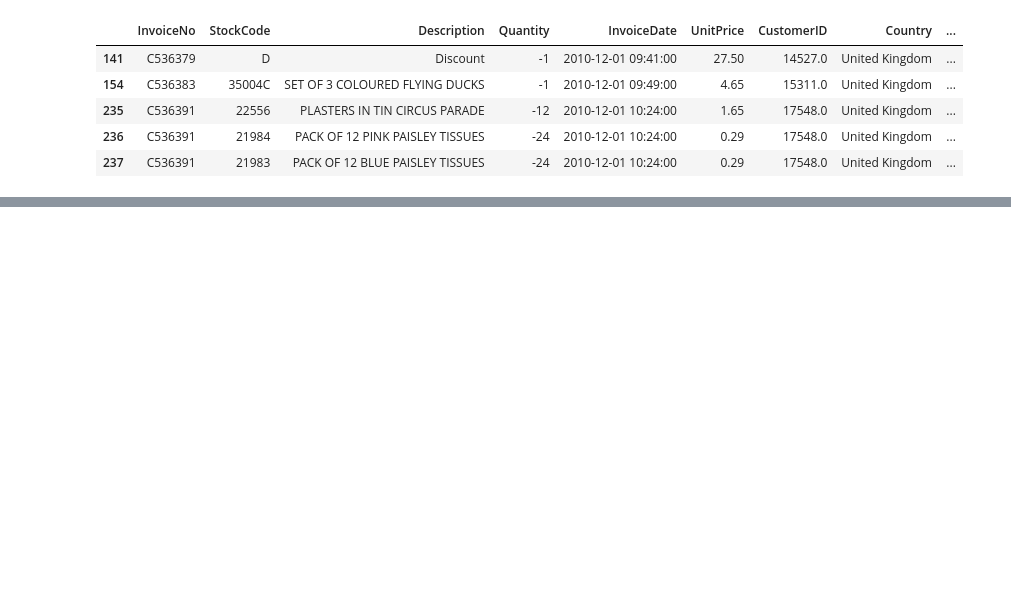
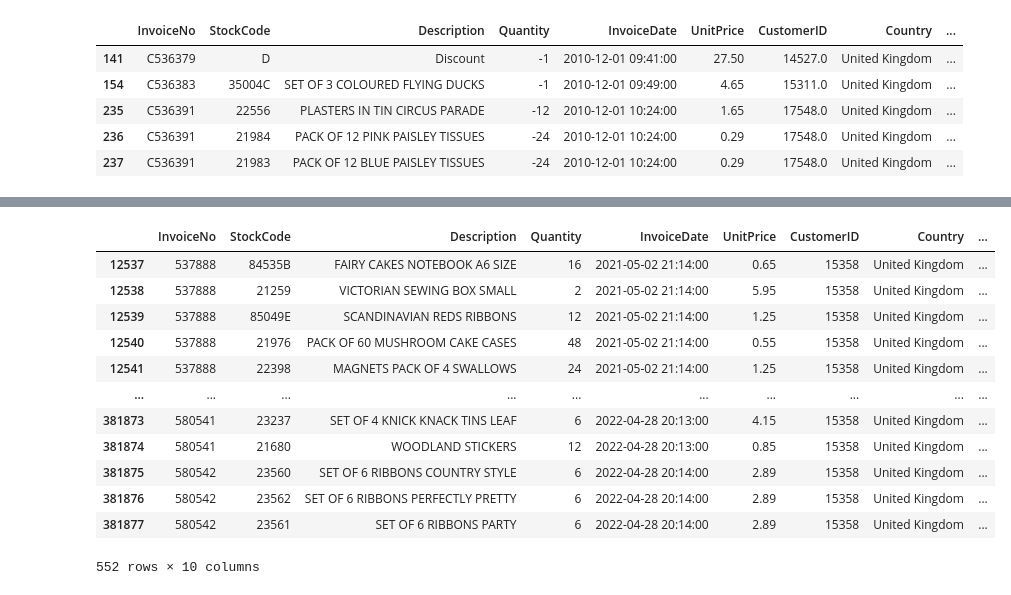
Before and after one commit to HassanSaeed-Projects/Customer-Segmentation-Loyality-analysis, a Jupyter notebook: Data preparation.ipynb, the cells around one changed output, grey strips where cells are left out. Cells and saved outputs as stored; diff of their text form; code cells hidden in the pictures; blank space fills up the shorter version.

```diff
--- a/Data preparation.ipynb
+++ b/Data preparation.ipynb
@@ -145,0 +222,20 @@ main_df.loc[main_df.CancledOrder == 1, :].head()
+# %%
+# calculating recency and R-score
+
+customers = RFM_df.CustomerID.unique()
+
+RFM_df.loc[(RFM_df.CustomerID == 15358) , :]
+# %% [output]
+|  | InvoiceNo | StockCode | Description | Quantity | InvoiceDate | UnitPrice | CustomerID | Country | ... |
+| 12537 | 537888 | 84535B | FAIRY CAKES NOTEBOOK A6 SIZE | 16 | 2021-05-02 21:14:00 | 0.65 | 15358 | United Kingdom | ... |
+| 12538 | 537888 | 21259 | VICTORIAN SEWING BOX SMALL | 2 | 2021-05-02 21:14:00 | 5.95 | 15358 | United Kingdom | ... |
+| 12539 | 537888 | 85049E | SCANDINAVIAN REDS RIBBONS | 12 | 2021-05-02 21:14:00 | 1.25 | 15358 | United Kingdom | ... |
+| 12540 | 537888 | 21976 | PACK OF 60 MUSHROOM CAKE CASES | 48 | 2021-05-02 21:14:00 | 0.55 | 15358 | United Kingdom | ... |
+| 12541 | 537888 | 22398 | MAGNETS PACK OF 4 SWALLOWS | 24 | 2021-05-02 21:14:00 | 1.25 | 15358 | United Kingdom | ... |
+| ... | ... | ... | ... | ... | ... | ... | ... | ... | ... |
+| 381873 | 580541 | 23237 | SET OF 4 KNICK KNACK TINS LEAF | 6 | 2022-04-28 20:13:00 | 4.15 | 15358 | United Kingdom | ... |
+| 381874 | 580541 | 21680 | WOODLAND STICKERS | 12 | 2022-04-28 20:13:00 | 0.85 | 15358 | United Kingdom | ... |
+| 381875 | 580542 | 23560 | SET OF 6 RIBBONS COUNTRY STYLE | 6 | 2022-04-28 20:14:00 | 2.89 | 15358 | United Kingdom | ... |
+| 381876 | 580542 | 23562 | SET OF 6 RIBBONS PERFECTLY PRETTY | 6 | 2022-04-28 20:14:00 | 2.89 | 15358 | United Kingdom | ... |
+| 381877 | 580542 | 23561 | SET OF 6 RIBBONS PARTY | 6 | 2022-04-28 20:14:00 | 2.89 | 15358 | United Kingdom | ... |
+552 rows × 10 columns
```
Also changed, not shown: parts of 11 cells of this notebook, 4 other files.
